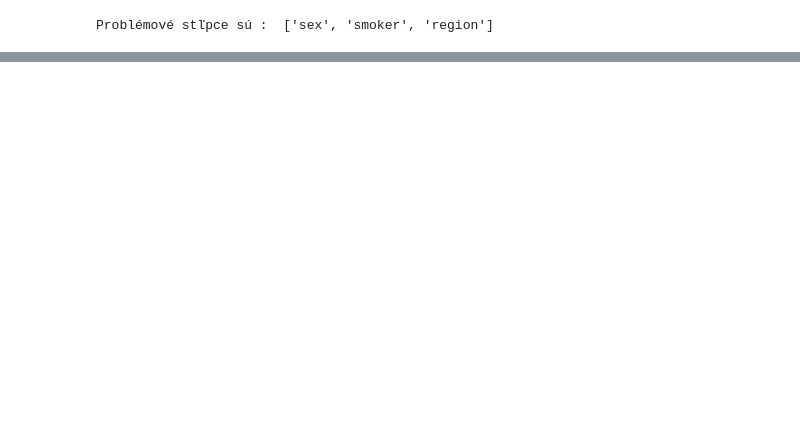
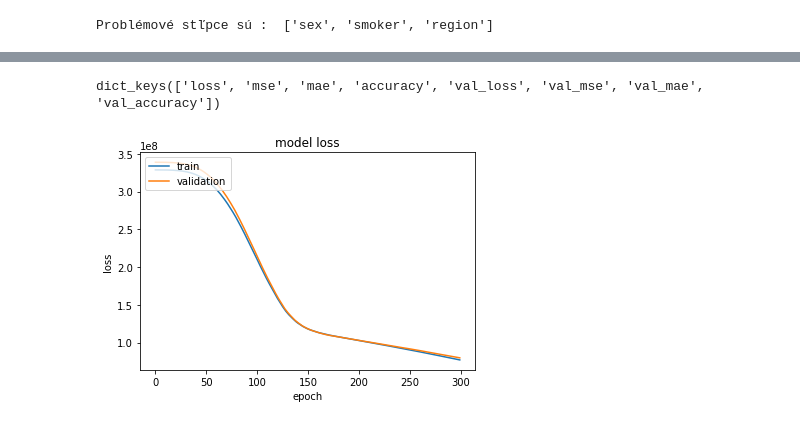
Before and after one commit to georgeob/Mate_NS2020, a Jupyter notebook: Mate_NS2020.ipynb, the cells around one changed output, grey strips where cells are left out. Drawn from its saved outputs; the diff is of its cells as text; code cells hidden in the pictures; blank space fills up the shorter version.

```diff
--- a/Mate_NS2020.ipynb
+++ b/Mate_NS2020.ipynb
@@ -200,0 +284,5 @@ data_frame.head(5)
+# %%
+# škálovanie dát aby boli v rozsahu [0,1]
+scaler = MinMaxScaler()
+x_Scaled = scaler.fit_transform(X)
+x_Scaled
@@ -200,0 +303,3 @@ data_frame.head(5)
+# %%
+# rozdelenie dát na trénovacie a testovacie v pomere 80/20
+X_train, X_test, y_train, y_test = train_test_split(x_Scaled, y, test_size=0.20)
@@ -200,0 +355,12 @@ data_frame.head(5)
+# %%
+# vytvorenie modelu
+model = Sequential()
+
+# vstupná vrstva
+model.add(Dense(12, input_dim=6, activation='relu'))
+# skryta vrstva
+model.add(Dense(8, activation='relu'))
+model.add(Dense(4, activation='relu'))
+# vystupná vrstva
+model.add(Dense(1, activation='linear'))
+model.summary()
@@ -200,0 +390,14 @@ data_frame.head(5)
+# %%
+# kompolivanie modelu
+# loss      - skalárna hodnota, ktorú sa počas tréningu modelu snažíme minimalizovať. Tieto funkcie ako 'mse' sú kerasom vopred definované
+# optimizer - optimalizačný model na výber máme aj ďalšie ako SGD, RMSprop, Adagrad
+# metrics   - zoznam metrík, ktoré má model vyhodnotiť počas testovania.
+model.compile(loss='mse', optimizer='adam', metrics=['mse', 'mae', 'accuracy'])
+
+# trénovanie modelu
+# X_train, y_train - sú to naše dáta
+# epoch            - počet iterácií
+# batch_size       - definuje počet vzoriek, ktoré sa budú šíriť prostredníctvom siete.
+# verbose          - hodnota môže byť 0, 1, 2. Ovplyvňuje detailnosť výstupu ktorú vidíme nižšie
+# validation_split - hodnota medzi 0 a 1. Model oddeľuje túto časť tréningových údajov, nebude ju trénovať a na konci každej iterácie vyhodnotí stratu a akékoľvek modelové metriky.
+history = model.fit(X_train, y_train, epochs=300, batch_size=50, verbose=1, validation_split=0.2)
@@ -200,0 +422,13 @@ data_frame.head(5)
+# %%
+print(history.history.keys())
+# "Loss"
+plt.plot(history.history['loss'])
+plt.plot(history.history['val_loss'])
+plt.title('model loss')
+plt.ylabel('loss')
+plt.xlabel('epoch')
+plt.legend(['train', 'validation'], loc='upper left')
+plt.show()
+# %% [output]
+dict_keys(['loss', 'mse', 'mae', 'accuracy', 'val_loss', 'val_mse', 'val_mae', 'val_accuracy'])
+[figure, added]
```
Also changed, not shown: parts of 42 cells of this notebook, 1 other file.
